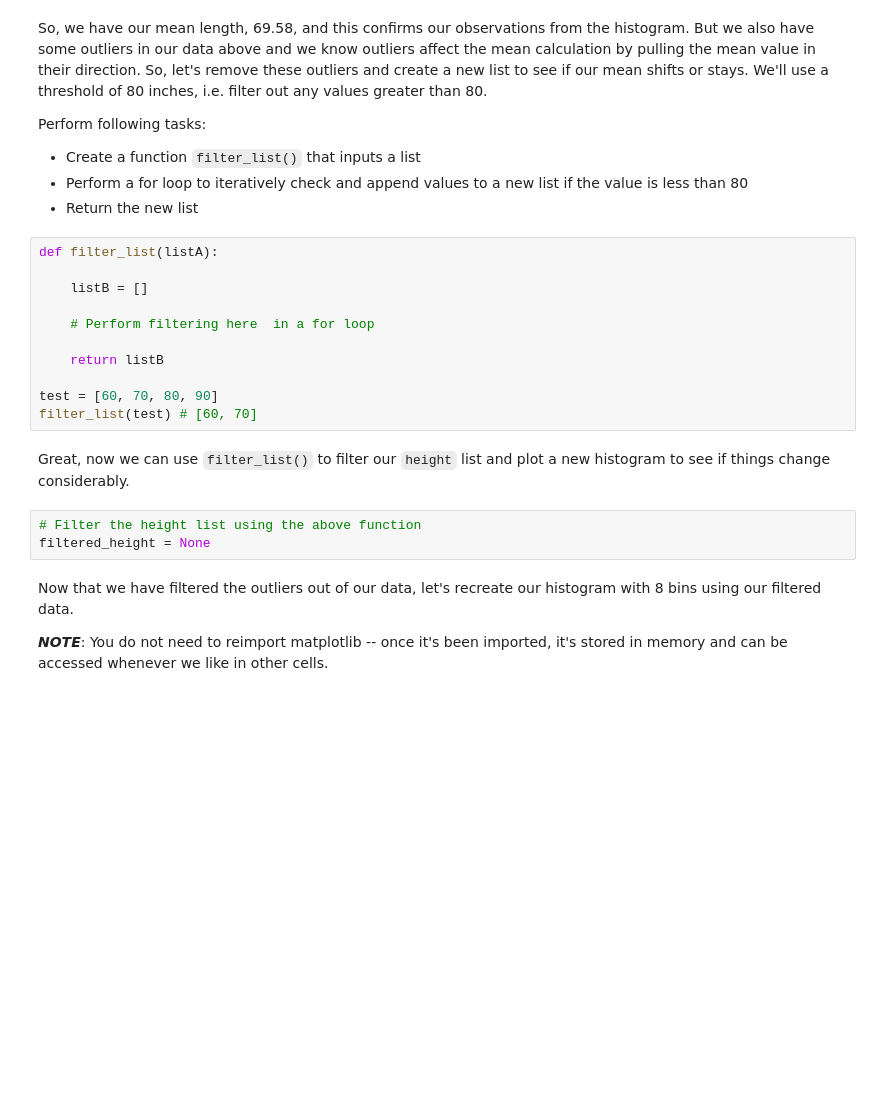
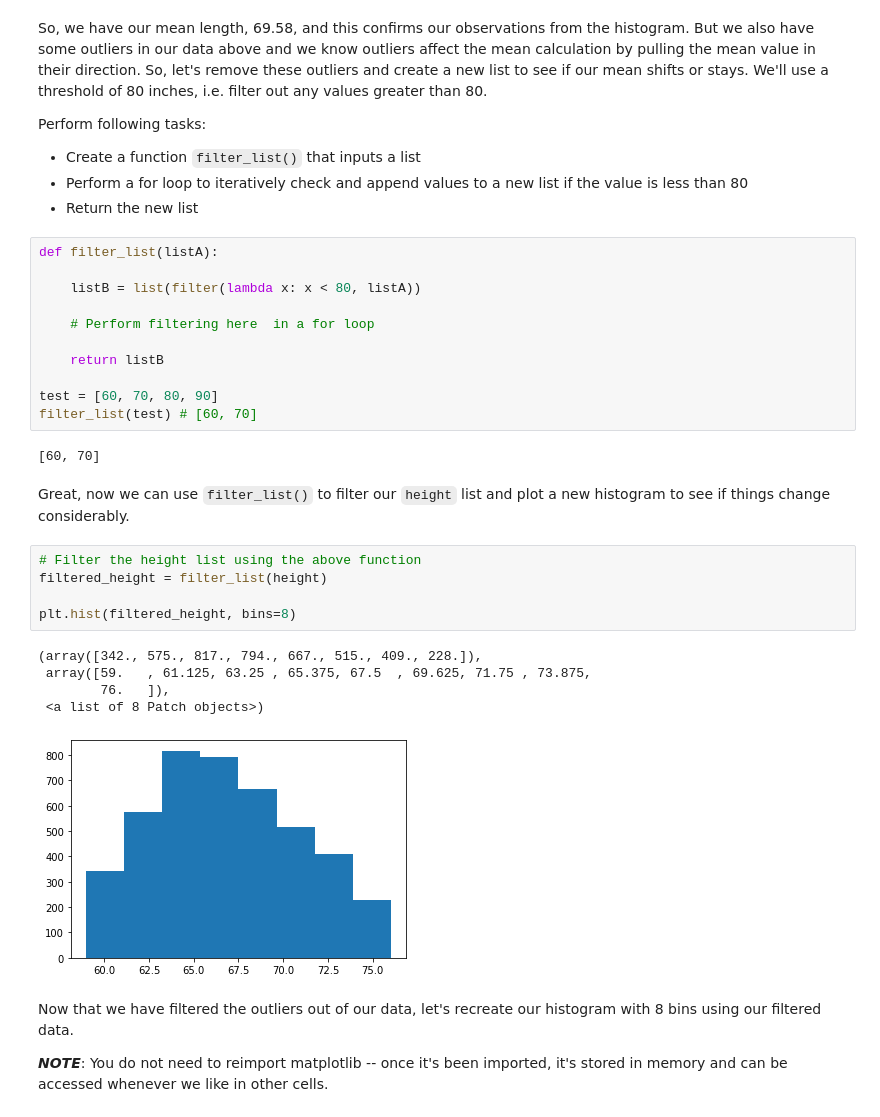
Before and after one commit to chaugnguyen/dsc-implementing-statistics-with-functions-lab-dc-ds-100719, a Jupyter notebook: index.ipynb, the cells around one changed output. Cells and saved outputs as stored; diff of their text form; blank space fills up the shorter version.

```diff
--- a/index.ipynb
+++ b/index.ipynb
@@ -95,7 +118,7 @@ Perform following tasks:
 # %%
 def filter_list(listA):
 
-    listB = []
+    listB = list(filter(lambda x: x < 80, listA))
 
     # Perform filtering here  in a for loop
 
@@ -103,11 +126,21 @@ def filter_list(listA):
 
 test = [60, 70, 80, 90]
 filter_list(test) # [60, 70]
+# %% [output]
+[60, 70]
 # %% [markdown]
 Great, now we can use `filter_list()` to filter our `height` list and plot a new histogram to see if things change considerably.
 # %%
 # Filter the height list using the above function
-filtered_height = None
+filtered_height = filter_list(height)
+
+plt.hist(filtered_height, bins=8)
+# %% [output]
+(array([342., 575., 817., 794., 667., 515., 409., 228.]),
+ array([59.   , 61.125, 63.25 , 65.375, 67.5  , 69.625, 71.75 , 73.875,
+        76.   ]),
+ <a list of 8 Patch objects>)
+[figure, added]
 # %% [markdown]
 Now that we have filtered the outliers out of our data, let's recreate our histogram with 8 bins using our filtered data.
 
```
Also changed, not shown: parts of 16 cells of this notebook.
